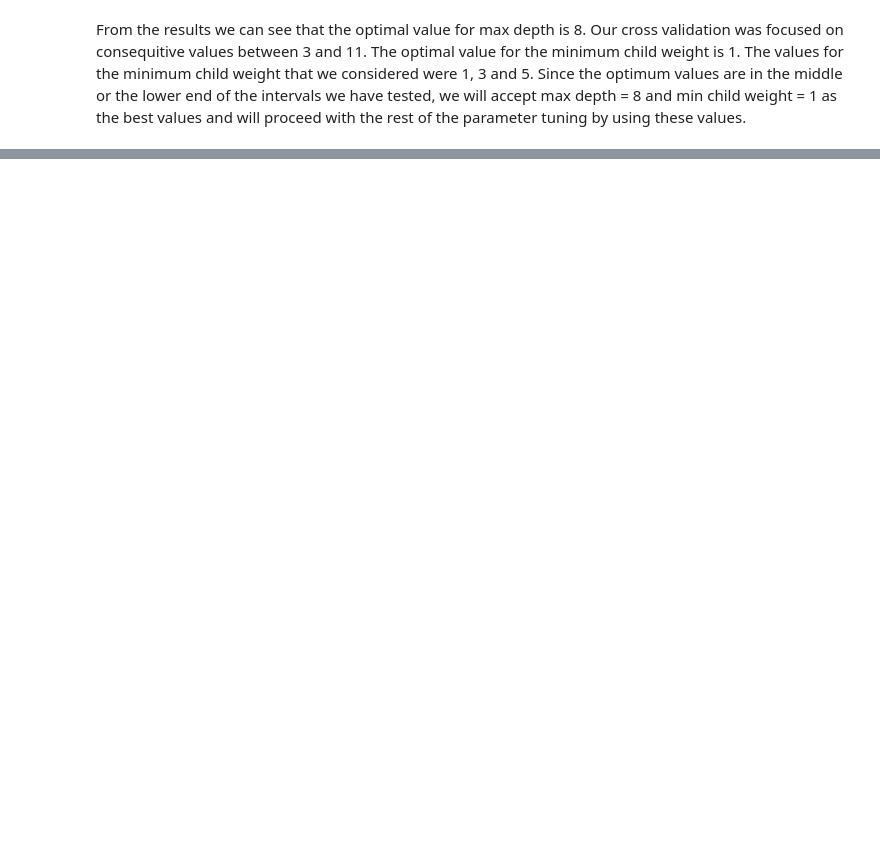
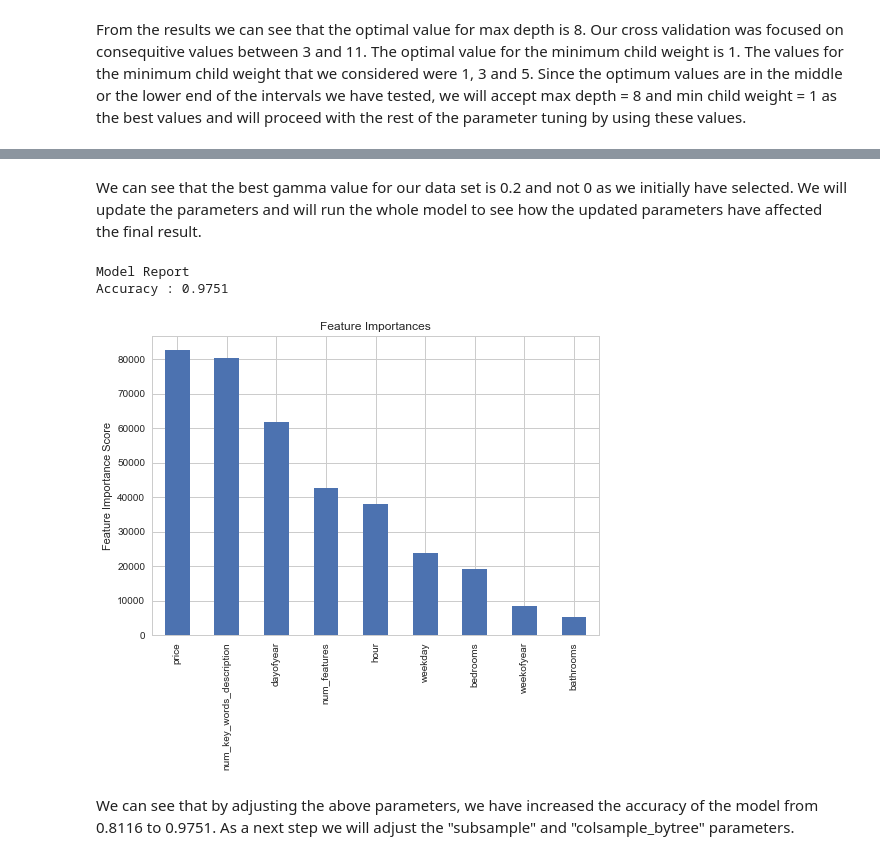
Before and after one commit to data-space/class-rent, a Jupyter notebook: XGBoost algorithm - Sev Lazarova.ipynb, the cells around one changed output, grey strips where cells are left out. Saved outputs shown, nothing was run; the diff lists cells and outputs as text; code cells hidden in the pictures; blank space fills up the shorter version.

```diff
--- a/XGBoost algorithm - Sev Lazarova.ipynb
+++ b/XGBoost algorithm - Sev Lazarova.ipynb
@@ -288,0 +302,23 @@ From the results we can see that the optimal value for max depth is 8. Our cross
+# %% [markdown]
+We can see that the best gamma value for our data set is 0.2 and not 0 as we initially have selected. We will update the parameters and will run the whole model to see how the updated parameters have affected the final result.
+# %%
+alg = XGBClassifier(
+                     learning_rate =0.1,
+                     n_estimators=1000,
+                     max_depth=8,
+                     min_child_weight=1,
+                     gamma=0.2,
+                     subsample=0.8,
+                     colsample_bytree=0.8,
+                     objective= 'multi:softprob; num_class=3',
+                     nthread=4,
+                     scale_pos_weight=1,
+                     seed=27)
+
+test_prediction, test_predprob, alg_result = modelXGBfit (alg, train_df, test_df, selected_vars, target, target_num_map)
+# %% [output]
+Model Report
+Accuracy : 0.9751
+[figure, added]
+# %% [markdown]
+We can see that by adjusting the above parameters, we have increased the accuracy of the model from 0.8116 to 0.9751. As a next step we will adjust the "subsample" and "colsample_bytree" parameters.
```
Also changed, not shown: parts of 14 cells of this notebook.
